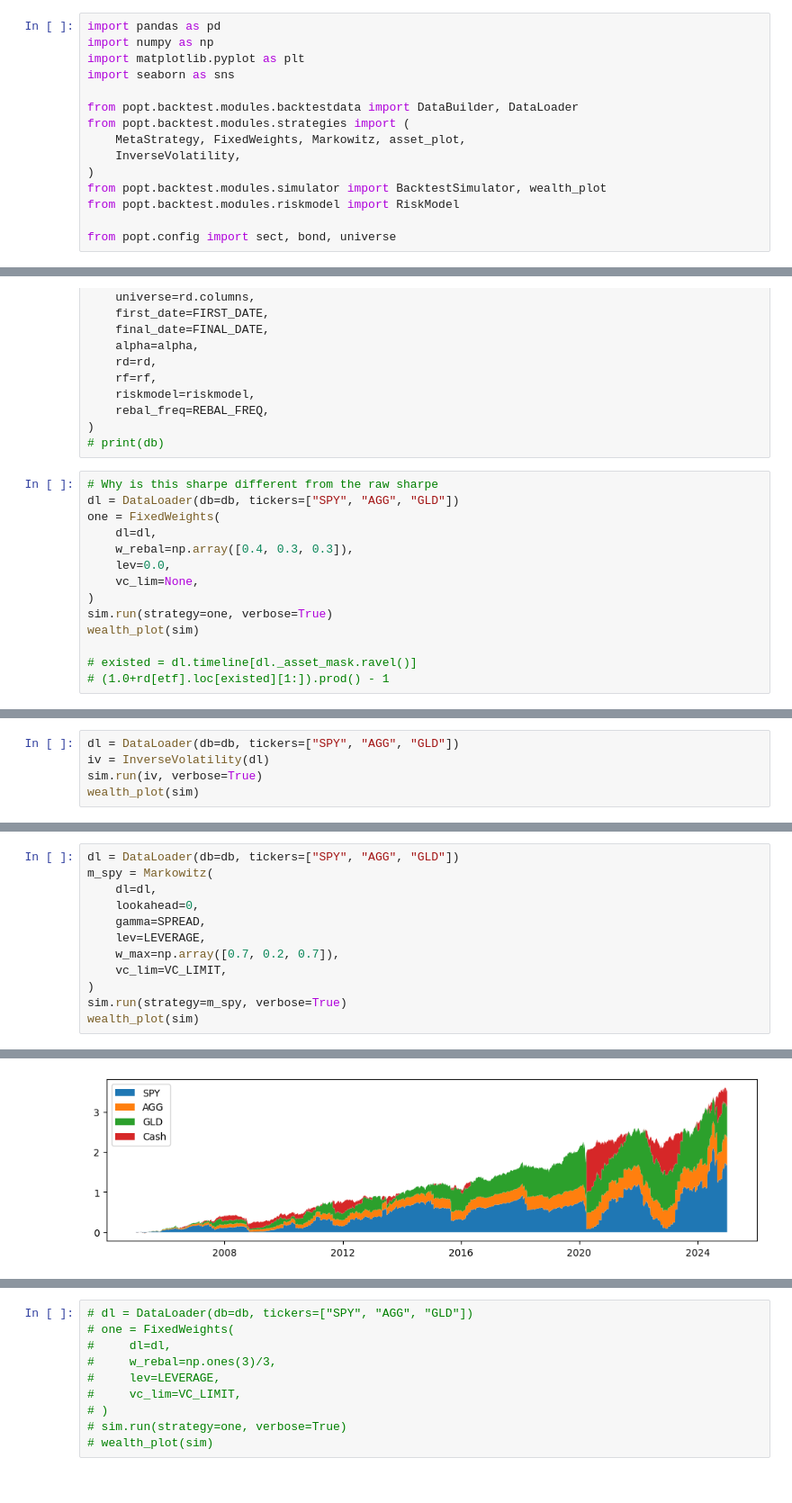
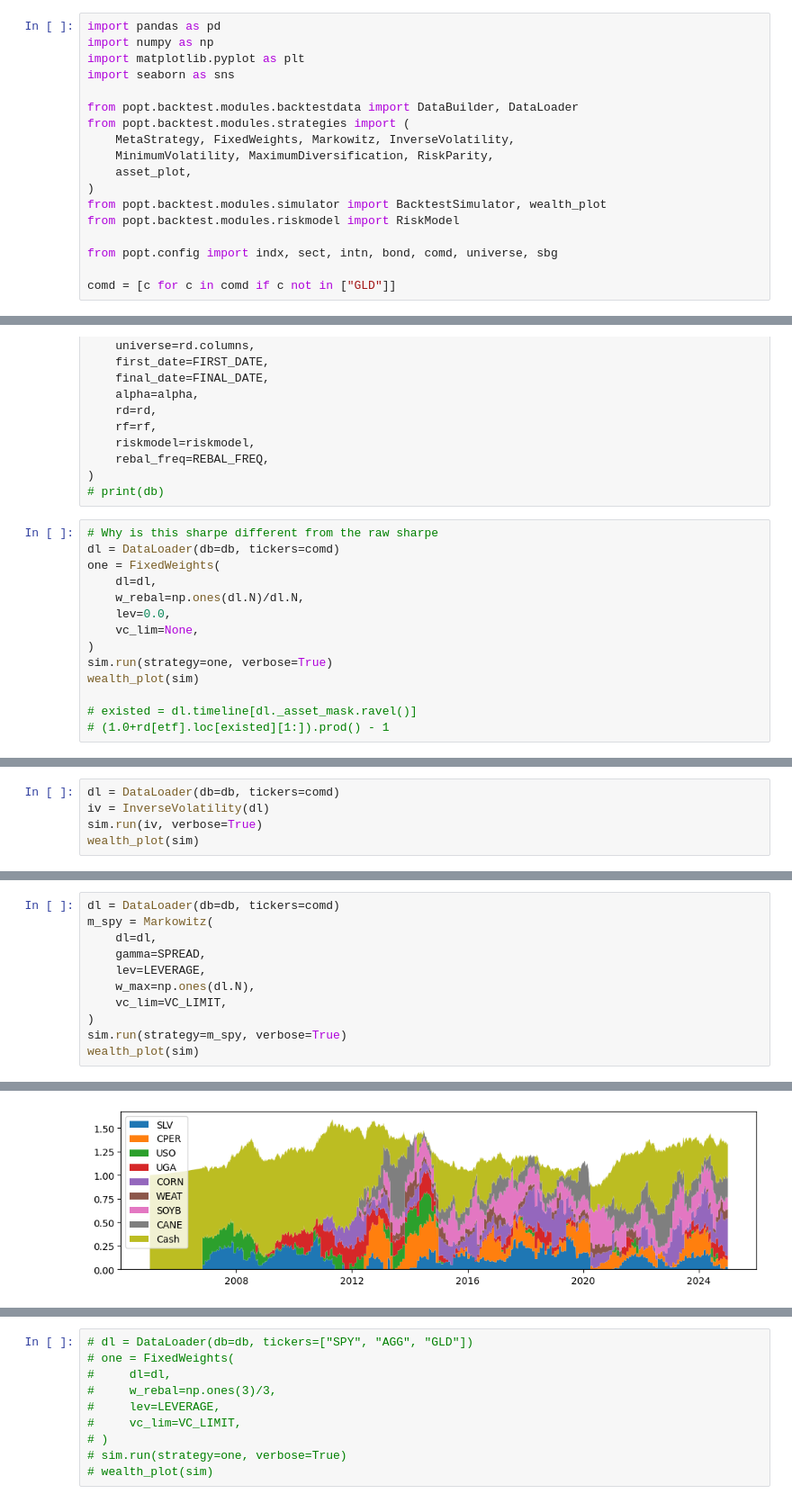
Before and after one commit to codezart44/portfolio-opt, a Jupyter notebook: src/popt/backtest/main.ipynb, the cells around one changed output, grey strips where cells are left out. Shown at 90% size. Drawn from its saved outputs; the diff is of its cells as text.

```diff
--- a/src/popt/backtest/main.ipynb
+++ b/src/popt/backtest/main.ipynb
@@ -6,13 +6,16 @@ import seaborn as sns
 
 from popt.backtest.modules.backtestdata import DataBuilder, DataLoader
 from popt.backtest.modules.strategies import (
-    MetaStrategy, FixedWeights, Markowitz, asset_plot,
-    InverseVolatility,
+    MetaStrategy, FixedWeights, Markowitz, InverseVolatility,
+    MinimumVolatility, MaximumDiversification, RiskParity,
+    asset_plot,
 )
 from popt.backtest.modules.simulator import BacktestSimulator, wealth_plot
 from popt.backtest.modules.riskmodel import RiskModel
 
-from popt.config import sect, bond, universe
+from popt.config import indx, sect, intn, bond, comd, universe, sbg
+
+comd = [c for c in comd if c not in ["GLD"]]
 # %%
 riskmodel = RiskModel.load_from_npz("../../../data/riskmodel/k10_lb6m_hc6m_hv2m.npz")
 rd = pd.read_parquet("../../../data/return/return_d.parquet")
@@ -50,10 +53,10 @@ db = DataBuilder(
 # print(db)
 # %%
 # Why is this sharpe different from the raw sharpe
-dl = DataLoader(db=db, tickers=["SPY", "AGG", "GLD"])
+dl = DataLoader(db=db, tickers=comd)
 one = FixedWeights(
     dl=dl,
-    w_rebal=np.array([0.4, 0.3, 0.3]),
+    w_rebal=np.ones(dl.N)/dl.N,
     lev=0.0,
     vc_lim=None,
 )
@@ -73,5 +76,5 @@ Tot Ret:    3.912
 # %%
-dl = DataLoader(db=db, tickers=["SPY", "AGG", "GLD"])
+dl = DataLoader(db=db, tickers=comd)
 iv = InverseVolatility(dl)
 sim.run(iv, verbose=True)
 wealth_plot(sim)
@@ -86,11 +89,10 @@ Tot Ret:    2.1783
 # %%
-dl = DataLoader(db=db, tickers=["SPY", "AGG", "GLD"])
+dl = DataLoader(db=db, tickers=comd)
 m_spy = Markowitz(
     dl=dl,
-    lookahead=0,
     gamma=SPREAD,
     lev=LEVERAGE,
-    w_max=np.array([0.7, 0.2, 0.7]),
+    w_max=np.ones(dl.N),
     vc_lim=VC_LIMIT,
 )
 sim.run(strategy=m_spy, verbose=True)
@@ -105 +107 @@ Tot Ret:    3.5061
-[figure, old version]
+[figure, new version]
```
Also changed, not shown: parts of 6 cells of this notebook, 3 other files.
